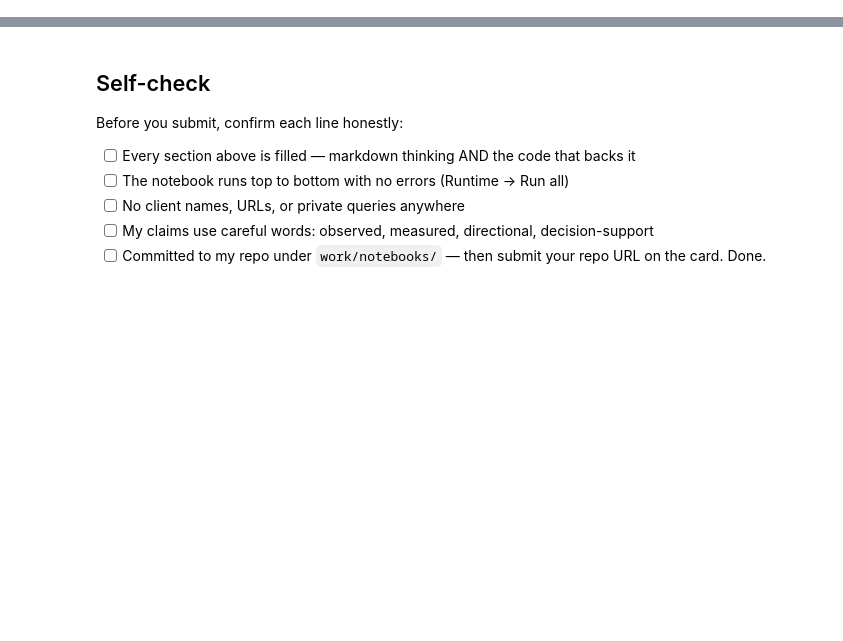
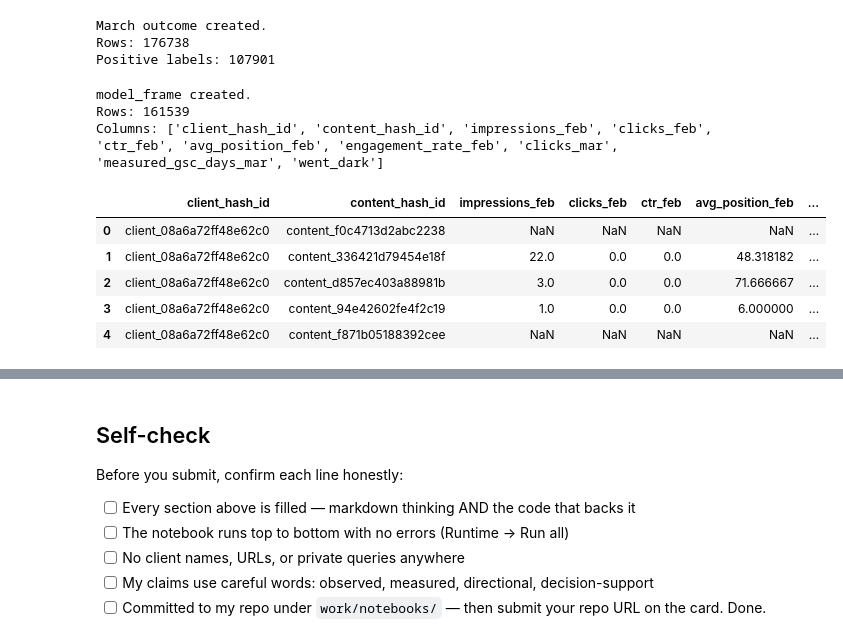
Before and after one commit to minamalak123/FlyRankIntern, a Jupyter notebook: work/notebooks/w05_model.ipynb, the cells around one changed output, grey strips where cells are left out. Cells and saved outputs as stored; diff of their text form; code cells hidden in the pictures; blank space fills up the shorter version.

```diff
--- a/work/notebooks/w05_model.ipynb
+++ b/work/notebooks/w05_model.ipynb
@@ -12,0 +162,76 @@ This skeleton is yours to fill. Work the sections **in order** — each one has
+# %%
+
+
+march_outcomes = con.execute(f"""
+SELECT
+    client_hash_id,
+    content_hash_id,
+
+    SUM(gsc_clicks) FILTER (
+        WHERE gsc_data_available IS TRUE
+    ) AS clicks_mar,
+
+    COUNT(*) FILTER (
+        WHERE gsc_data_available IS TRUE
+    ) AS measured_gsc_days_mar
+
+FROM read_parquet('{march_file}')
+
+GROUP BY
+    client_hash_id,
+    content_hash_id
+""").fetchdf()
+
+march_outcomes = march_outcomes[
+    march_outcomes["measured_gsc_days_mar"] > 0
+].copy()
+
+march_outcomes["clicks_mar"] = (
+    march_outcomes["clicks_mar"].fillna(0)
+)
+
+march_outcomes["went_dark"] = (
+    march_outcomes["clicks_mar"] == 0
+).astype(int)
+
+print("March outcome created.")
+print("Rows:", len(march_outcomes))
+print("Positive labels:", int(march_outcomes["went_dark"].sum()))
+# %% [output]
+March outcome created.
+Rows: 176738
+Positive labels: 107901
+# %%
+
+model_frame = five_features.merge(
+    march_outcomes[
+        [
+            "client_hash_id",
+            "content_hash_id",
+            "clicks_mar",
+            "measured_gsc_days_mar",
+            "went_dark"
+        ]
+    ],
+    on=[
+        "client_hash_id",
+        "content_hash_id"
+    ],
+    how="inner"
+)
+
+print("model_frame created.")
+print("Rows:", len(model_frame))
+print("Columns:", list(model_frame.columns))
+
+model_frame.head()
+# %% [output]
+model_frame created.
+Rows: 161539
+Columns: ['client_hash_id', 'content_hash_id', 'impressions_feb', 'clicks_feb', 'ctr_feb', 'avg_position_feb', 'engagement_rate_feb', 'clicks_mar', 'measured_gsc_days_mar', 'went_dark']
+|  | client_hash_id | content_hash_id | impressions_feb | clicks_feb | ctr_feb | avg_position_feb | ... |
+| 0 | client_08a6a72ff48e62c0 | content_f0c4713d2abc2238 | NaN | NaN | NaN | NaN | ... |
+| 1 | client_08a6a72ff48e62c0 | content_336421d79454e18f | 22.0 | 0.0 | 0.0 | 48.318182 | ... |
+| 2 | client_08a6a72ff48e62c0 | content_d857ec403a88981b | 3.0 | 0.0 | 0.0 | 71.666667 | ... |
+| 3 | client_08a6a72ff48e62c0 | content_94e42602fe4f2c19 | 1.0 | 0.0 | 0.0 | 6.000000 | ... |
+| 4 | client_08a6a72ff48e62c0 | content_f871b05188392cee | NaN | NaN | NaN | NaN | ... |
```
Also changed, not shown: parts of 32 cells of this notebook.
